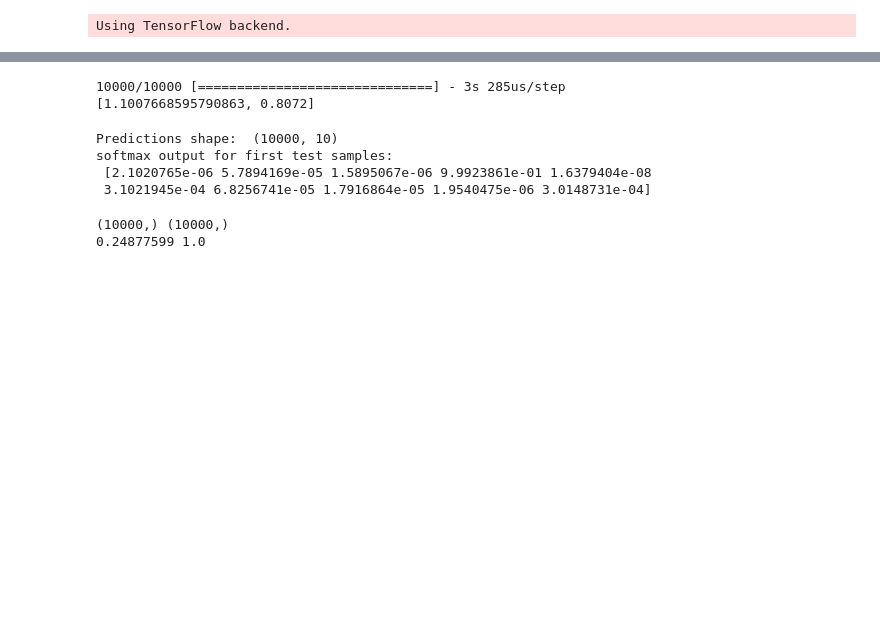
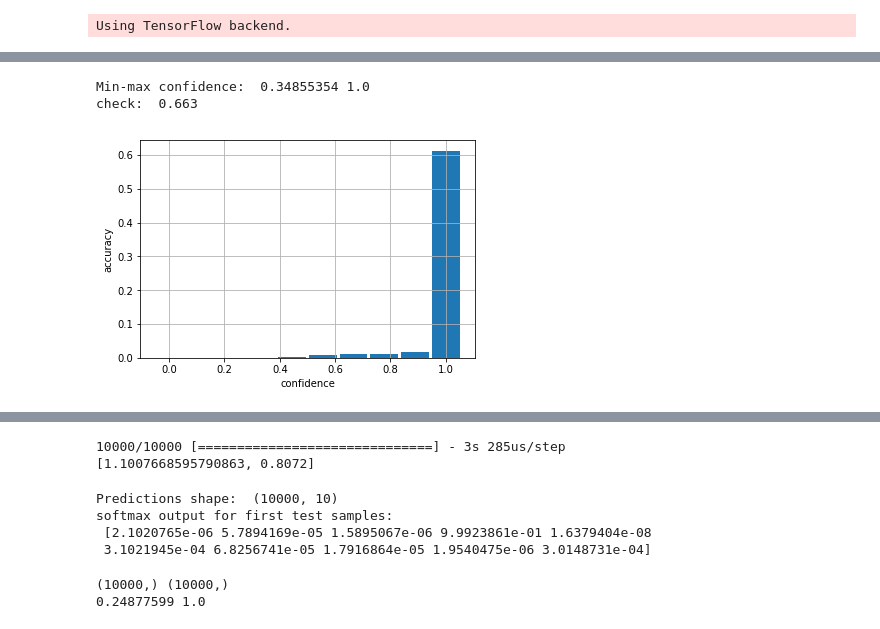
Before and after one commit to adelizer/kaggle-sandbox, a Jupyter notebook: drafts/NN_calibration.ipynb, the cells around one changed output, grey strips where cells are left out. Saved outputs shown, nothing was run; the diff lists cells and outputs as text; code cells hidden in the pictures; blank space fills up the shorter version.

Commit message:
added lenet model and refactored disc.

```diff
--- a/drafts/NN_calibration.ipynb
+++ b/drafts/NN_calibration.ipynb
@@ -21,15 +22,15 @@ from tqdm import tqdm
 Using TensorFlow backend.
 # %%
 """
-Collect the data
+Collect data
 """
 
 (x_train, y_train), (x_test, y_test) = keras.datasets.cifar10.load_data()
 x_train = x_train / 255.
 x_test = x_test / 255.
 
-y_train = keras.utils.to_categorical(y_train, 10)
-# y_test = keras.utils.to_categorical(y_test, 10)
+one_hot_y_train = keras.utils.to_categorical(y_train, 10)
+one_hot_y_test = keras.utils.to_categorical(y_test, 10)
 
-print(x_train.shape, y_train.shape, x_test.shape, y_test.shape)
+print(x_train.shape, one_hot_y_train.shape, x_test.shape, one_hot_y_test.shape)
 # %% [output]
@@ -36,0 +40,13 @@ print(x_train.shape, y_train.shape, x_test.shape, y_test.shape)
+# %%
+lenet = keras.Sequential()
+
+lenet.add(keras.layers.Conv2D(filters=32, kernel_size=(5, 5), activation='relu', input_shape=(32,32,3)))
+lenet.add(keras.layers.MaxPooling2D(pool_size=(2,2), strides=(2,2)))
+lenet.add(keras.layers.Conv2D(filters=64, kernel_size=(5, 5), activation='relu'))
+lenet.add(keras.layers.MaxPooling2D(pool_size=(2,2), strides=(2,2)))
+lenet.add(keras.layers.Flatten())
+lenet.add(keras.layers.Dense(256, activation='relu'))
+lenet.add(keras.layers.Dense(10, activation = 'softmax'))
+
+lenet.compile(optimizer='adam', loss='categorical_crossentropy', metrics=['accuracy'])
+print(lenet.summary())
@@ -36,0 +71,6 @@ print(x_train.shape, y_train.shape, x_test.shape, y_test.shape)
+# %%
+lenet.fit(x_train, one_hot_y_train, epochs=50)
+# %%
+lenet_predictions = lenet.predict(x_test)
+lenet_score = lenet.evaluate(x_test, one_hot_y_test)
+print(lenet_score)
@@ -36,0 +80,6 @@ print(x_train.shape, y_train.shape, x_test.shape, y_test.shape)
+# %%
+plot_discrepancy(lenet_predictions, y_test)
+# %% [output]
+Min-max confidence:  0.34855354 1.0
+check:  0.663
+[figure, added]
```
Also changed, not shown: parts of 8 cells of this notebook.
